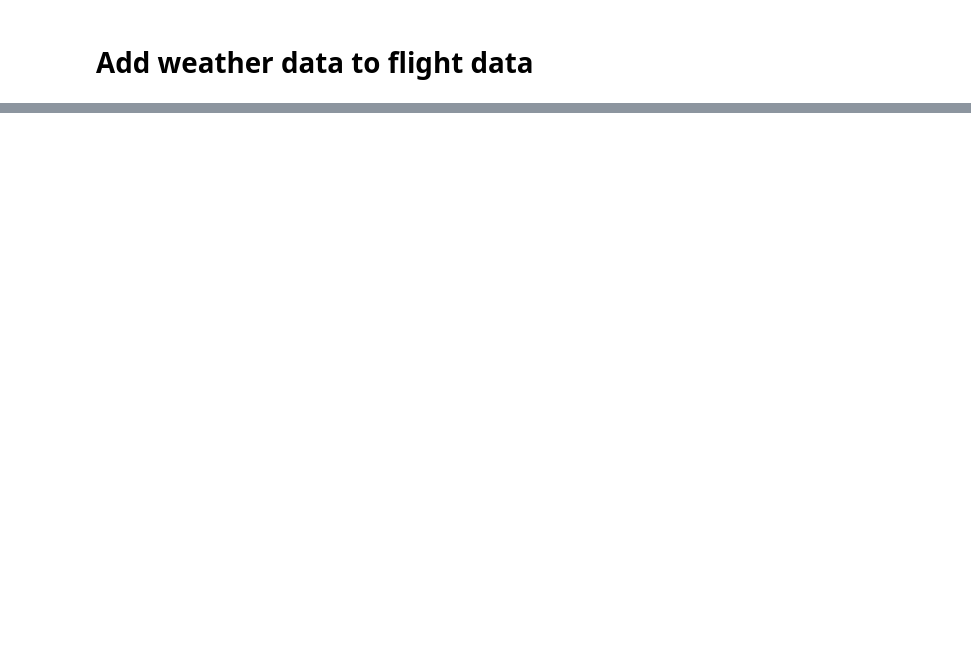
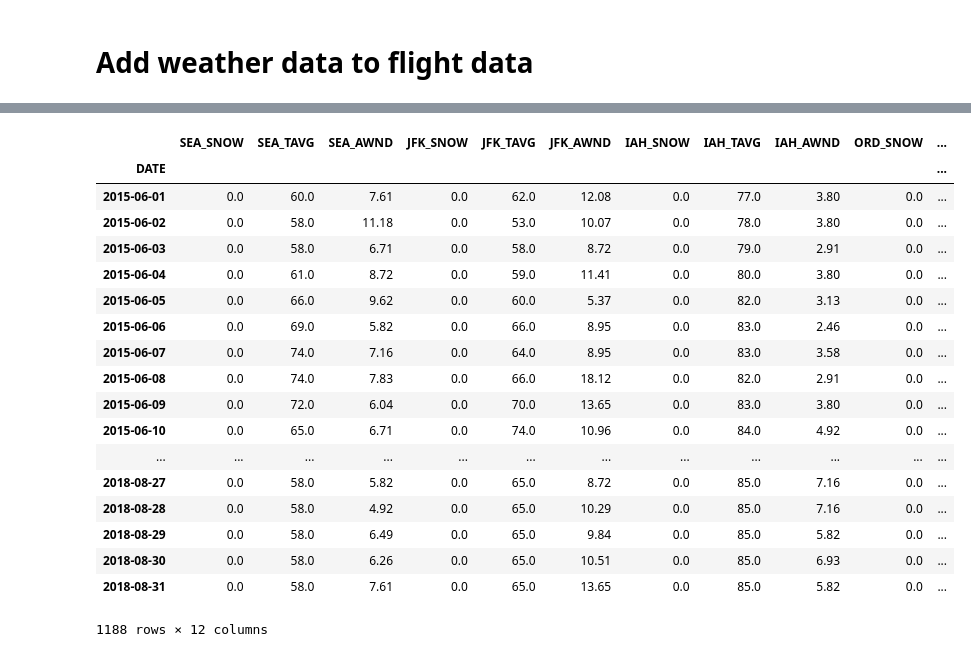
Before and after one commit to Stitchmaker/Metis_Bootcamp, a Jupyter notebook: McNulty_Project/McNulty_DataRead.ipynb, the cells around one changed output, grey strips where cells are left out. Drawn from its saved outputs; the diff is of its cells as text; code cells hidden in the pictures; blank space fills up the shorter version.

```diff
--- a/McNulty_Project/McNulty_DataRead.ipynb
+++ b/McNulty_Project/McNulty_DataRead.ipynb
@@ -135,3 +174,9 @@ This dataframe will be used to add the weather data to the flight data
 #WeatherData = pd.read_csv('data/WeatherDayAve_6.17-6.18.csv')
 #WeatherData = pd.read_csv('data/WeatherDayAve.csv')
 WeatherData = pd.read_csv('data/WeatherDayAve_6.15-8.18.csv')
+# %%
+# fill SNOW NaN with 0
+WeatherData.SNOW.fillna(0,inplace=True)
+
+# fill NaN with previous good data
+WeatherData.fillna(method='ffill',inplace=True)
@@ -281,10 +309,0 @@ Name: 2017-10-17, dtype: float64
-# %%
-df2 = pd.DataFrame()
-for index,row in df.iterrows():
-    date = row['FL_DATE']
-    print(date)
-    df2 = df2.append(pd.concat([row,Weather_all.loc[date][['SEA_SNOW','SEA_TAVG','SEA_AWND']]],
-                              axis=1,))
-    new_row = Weather_all.loc[date].append(Weather_all.loc[date][['SEA_SNOW','SEA_TAVG','SEA_AWND']],ignore_index=True)
-    df2 = df2.append(new_row)
-    print(new_row)
@@ -340,0 +310,22 @@ KeyboardInterrupt:
+# %%
+Weather_all
+# %% [output]
+|  | SEA_SNOW | SEA_TAVG | SEA_AWND | JFK_SNOW | JFK_TAVG | JFK_AWND | IAH_SNOW | IAH_TAVG | IAH_AWND | ORD_SNOW | ... |
+| DATE |  |  |  |  |  |  |  |  |  |  | ... |
+| 2015-06-01 | 0.0 | 60.0 | 7.61 | 0.0 | 62.0 | 12.08 | 0.0 | 77.0 | 3.80 | 0.0 | ... |
+| 2015-06-02 | 0.0 | 58.0 | 11.18 | 0.0 | 53.0 | 10.07 | 0.0 | 78.0 | 3.80 | 0.0 | ... |
+| 2015-06-03 | 0.0 | 58.0 | 6.71 | 0.0 | 58.0 | 8.72 | 0.0 | 79.0 | 2.91 | 0.0 | ... |
+| 2015-06-04 | 0.0 | 61.0 | 8.72 | 0.0 | 59.0 | 11.41 | 0.0 | 80.0 | 3.80 | 0.0 | ... |
+| 2015-06-05 | 0.0 | 66.0 | 9.62 | 0.0 | 60.0 | 5.37 | 0.0 | 82.0 | 3.13 | 0.0 | ... |
+| 2015-06-06 | 0.0 | 69.0 | 5.82 | 0.0 | 66.0 | 8.95 | 0.0 | 83.0 | 2.46 | 0.0 | ... |
+| 2015-06-07 | 0.0 | 74.0 | 7.16 | 0.0 | 64.0 | 8.95 | 0.0 | 83.0 | 3.58 | 0.0 | ... |
+| 2015-06-08 | 0.0 | 74.0 | 7.83 | 0.0 | 66.0 | 18.12 | 0.0 | 82.0 | 2.91 | 0.0 | ... |
+| 2015-06-09 | 0.0 | 72.0 | 6.04 | 0.0 | 70.0 | 13.65 | 0.0 | 83.0 | 3.80 | 0.0 | ... |
+| 2015-06-10 | 0.0 | 65.0 | 6.71 | 0.0 | 74.0 | 10.96 | 0.0 | 84.0 | 4.92 | 0.0 | ... |
+| ... | ... | ... | ... | ... | ... | ... | ... | ... | ... | ... | ... |
+| 2018-08-27 | 0.0 | 58.0 | 5.82 | 0.0 | 65.0 | 8.72 | 0.0 | 85.0 | 7.16 | 0.0 | ... |
+| 2018-08-28 | 0.0 | 58.0 | 4.92 | 0.0 | 65.0 | 10.29 | 0.0 | 85.0 | 7.16 | 0.0 | ... |
+| 2018-08-29 | 0.0 | 58.0 | 6.49 | 0.0 | 65.0 | 9.84 | 0.0 | 85.0 | 5.82 | 0.0 | ... |
+| 2018-08-30 | 0.0 | 58.0 | 6.26 | 0.0 | 65.0 | 10.51 | 0.0 | 85.0 | 6.93 | 0.0 | ... |
+| 2018-08-31 | 0.0 | 58.0 | 7.61 | 0.0 | 65.0 | 13.65 | 0.0 | 85.0 | 5.82 | 0.0 | ... |
+1188 rows × 12 columns
```
Also changed, not shown: parts of 25 cells of this notebook, 1 other file.
